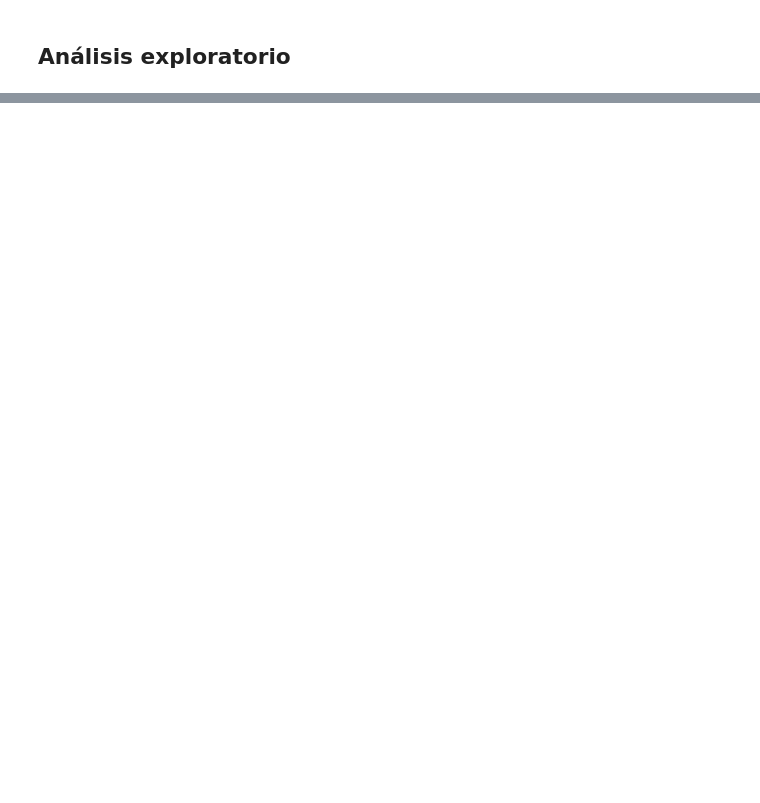
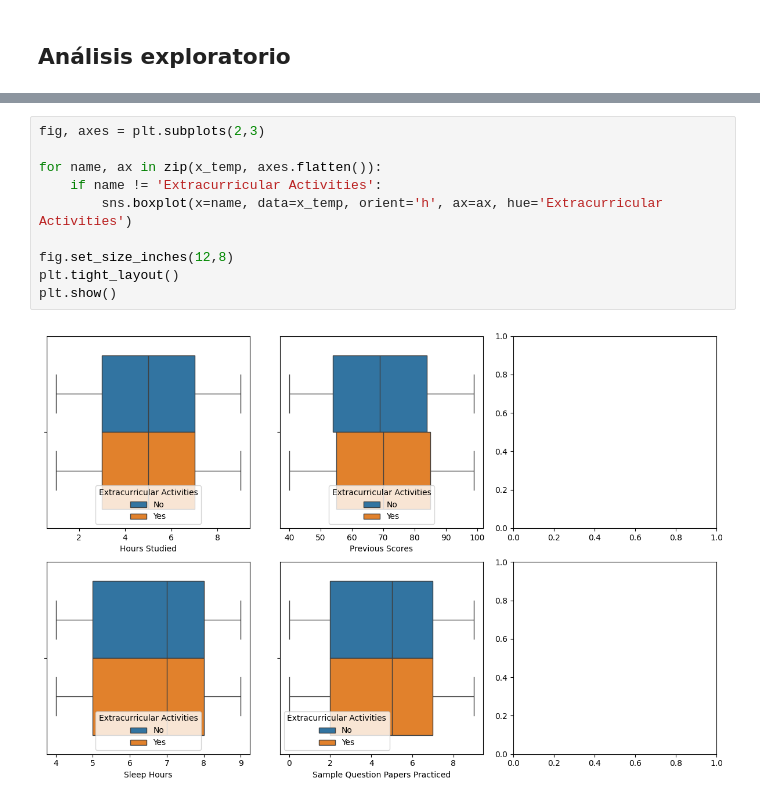
Before and after one commit to nacho-gonz/TPs-AA2, a Jupyter notebook: Problema1/TP1_P1.ipynb, the cells around one changed output, grey strips where cells are left out. Cells and saved outputs as stored; diff of their text form; blank space fills up the shorter version.

```diff
--- a/Problema1/TP1_P1.ipynb
+++ b/Problema1/TP1_P1.ipynb
@@ -148,0 +133,12 @@ memory usage: 300.0+ KB
+# %%
+fig, axes = plt.subplots(2,3)
+
+for name, ax in zip(x_temp, axes.flatten()):
+    if name != 'Extracurricular Activities':
+        sns.boxplot(x=name, data=x_temp, orient='h', ax=ax, hue='Extracurricular Activities')
+
+fig.set_size_inches(12,8)
+plt.tight_layout()
+plt.show()
+# %% [output]
+[figure, added]
```
Also changed, not shown: parts of 23 cells of this notebook.
